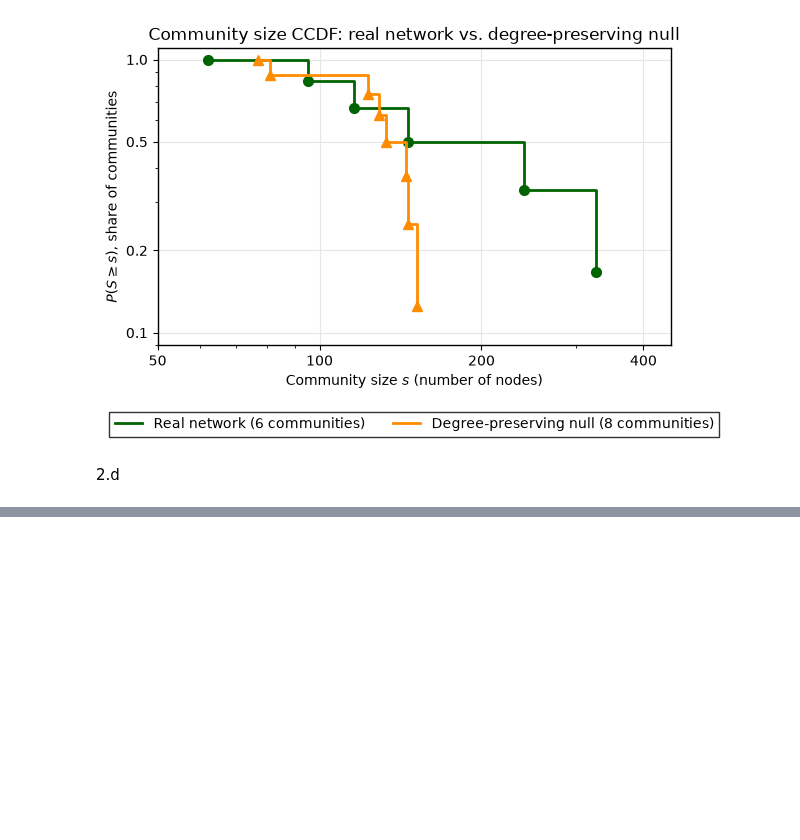
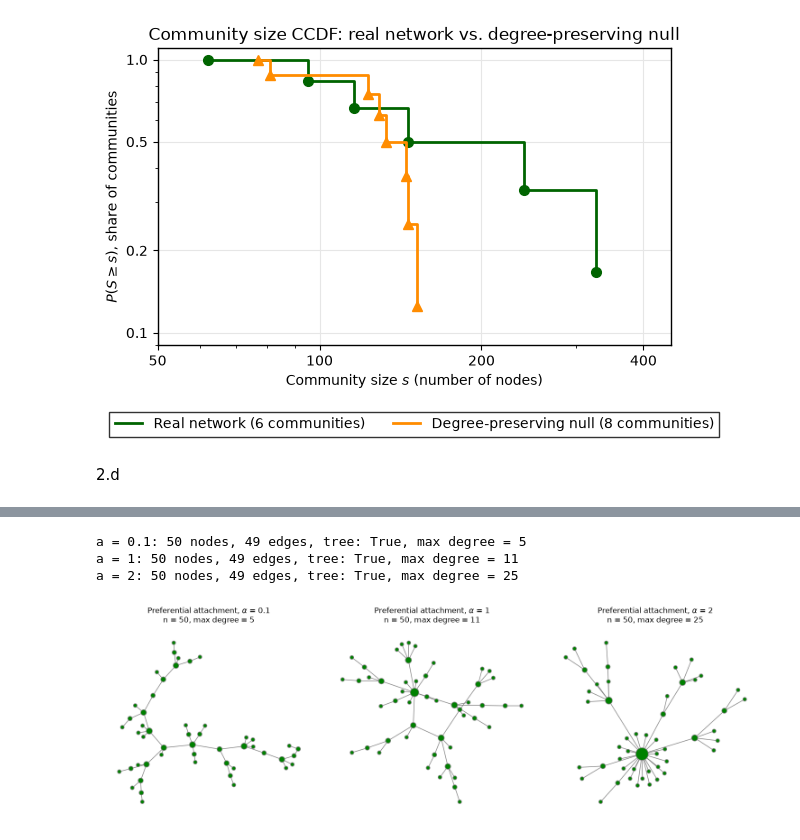
Before and after one commit to 14arjunk/CNET5051_Assignments, a Jupyter notebook: Assignment 2 Files/assignment02_kumar.ipynb, the cells around one changed output, grey strips where cells are left out. Cells and saved outputs as stored; diff of their text form; code cells hidden in the pictures; blank space fills up the shorter version.

```diff
--- a/Assignment 2 Files/assignment02_kumar.ipynb
+++ b/Assignment 2 Files/assignment02_kumar.ipynb
@@ -779,0 +782,30 @@ with plt.rc_context({"axes.facecolor": "white", "axes.edgecolor": "black", "axes
+# %%
+def preferentialGenerator(n, a, m=1, seed=None):
+    '''
+    grow a graph one node at a time with (nonlinear) preferential attachment
+    start from a single node, then each new node t adds m edges to the existing nodes 0..t-1
+    the m targets are drawn without replacement, so the graph stays simple
+    m=1 by default, so the result is a tree with n - 1 edges
+    return error for n < 1, a < 0, or m < 1
+    make it reproducible
+    '''
+    if not isinstance(n, (int, np.integer)) or n < 1:
+        raise ValueError("n must be a positive integer.")
+    if a < 0:
+        raise ValueError("a must be non-negative.")
+    if not isinstance(m, (int, np.integer)) or m < 1:
+        raise ValueError("m must be a positive integer.")
+    rng = np.random.default_rng(seed)
+    G = nx.Graph()
+    G.add_nodes_from(range(n))
+    # running degree of every node
+    deg = np.zeros(n)
+    for t in range(1, n):
+        # weights of the existing nodes, the +1 gives degree-0 nodes a chance as well (from the question)
+        w = deg[:t] ** a + 1
+        # early on there can be fewer than m existing nodes to pick from
+        targets = rng.choice(t, size=min(m, t), replace=False, p=w / w.sum())
+        G.add_edges_from((t, int(j)) for j in targets)
+        deg[targets] += 1
+        deg[t] += len(targets)
+    return G
@@ -779,0 +816,19 @@ with plt.rc_context({"axes.facecolor": "white", "axes.edgecolor": "black", "axes
+# %%
+fig, axes = plt.subplots(1, 3, figsize=(15, 5))
+for ax, a in zip(axes, [0.1, 1, 2]):
+    G = preferentialGenerator(50, a, seed=10)
+    k = dict(G.degree())
+    print(f"a = {a}: {G.number_of_nodes()} nodes, {G.number_of_edges()} edges, tree: {nx.is_tree(G)}, max degree = {max(k.values())}")
+    pos = nx.spring_layout(G, seed=10)
+    # node area grows with degree so the hubs are easy to spot
+    nx.draw_networkx_nodes(G, pos, node_color="green", edgecolors="grey", node_size=[20 + 15 * k[v] for v in G], ax=ax)
+    nx.draw_networkx_edges(G, pos, edge_color="0.5", ax=ax)
+    ax.set_title(f"Preferential attachment, $\\alpha$ = {a}\nn = 50, max degree = {max(k.values())}")
+    ax.set_axis_off()
+fig.tight_layout()
+plt.show()
+# %% [output]
+a = 0.1: 50 nodes, 49 edges, tree: True, max degree = 5
+a = 1: 50 nodes, 49 edges, tree: True, max degree = 11
+a = 2: 50 nodes, 49 edges, tree: True, max degree = 25
+[figure, added]
```
Also changed, not shown: parts of 26 cells of this notebook, 5 other files.
